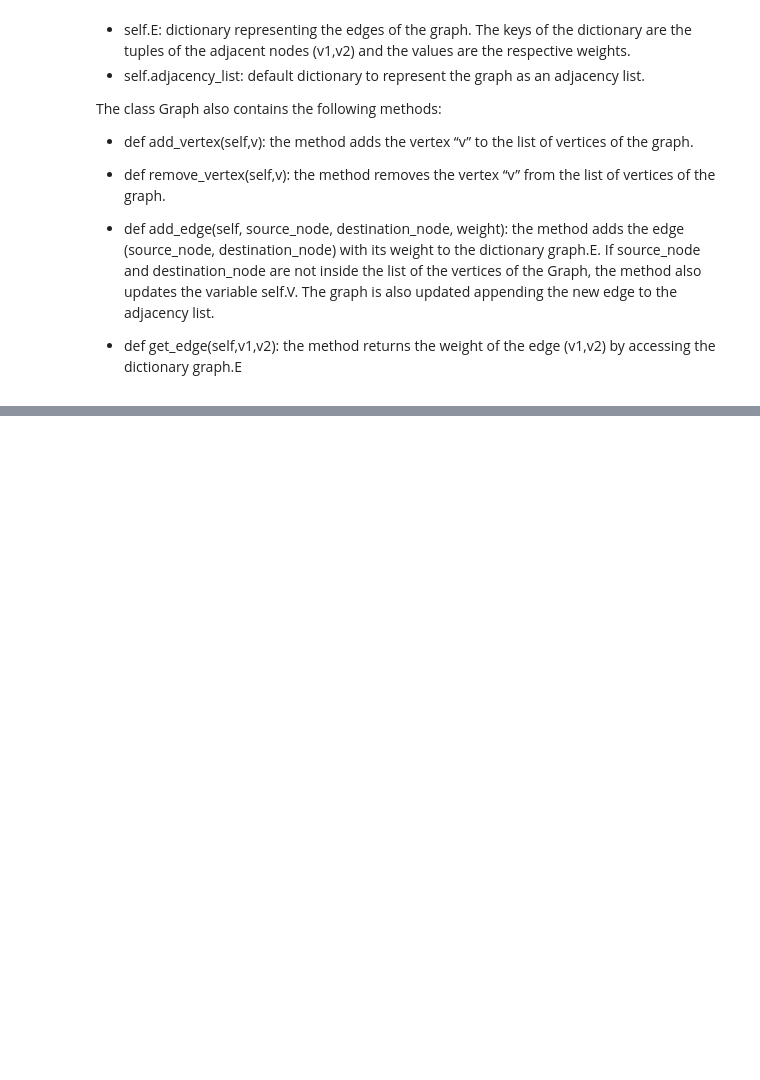
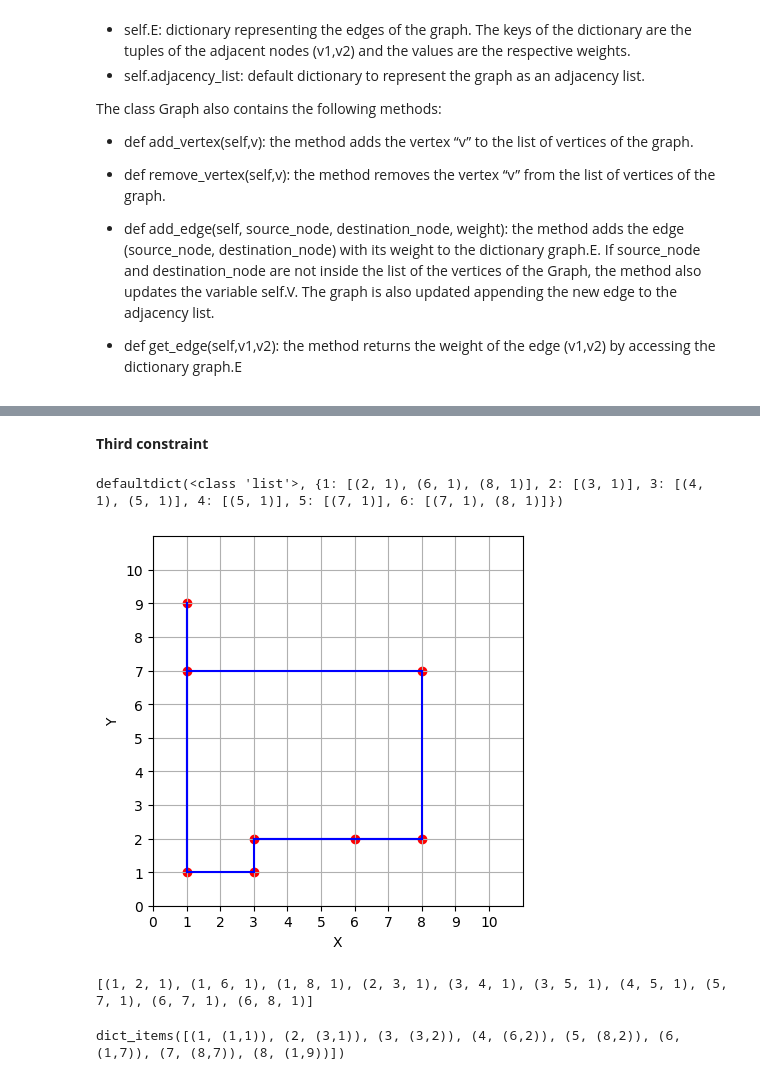
Before and after one commit to saso-gatto/Yashi-Game, a Jupyter notebook: KN_YashiGame.ipynb, the cells around one changed output, grey strips where cells are left out. Cells and saved outputs as stored; diff of their text form; code cells hidden in the pictures; blank space fills up the shorter version.

Commit message:
Aggiunta dei primi due constraint con SAT

```diff
--- a/KN_YashiGame.ipynb
+++ b/KN_YashiGame.ipynb
@@ -336,0 +529,15 @@ class Graph():
+# %%
+
+if (graph.is_connect()):
+  test = KruskalUnionFind(graph)
+  mst_lines = []
+  for i in range(len(test)):
+    source_node = vertices[test[i][0]]
+    destination_node = vertices[test[i][1]]
+    current_line = Line(source_node,destination_node)
+    mst_lines.append(current_line)
+    print(f"Src: {source_node}, Dest: {destination_node}")
+    print(test)
+    plot_graph([p[1] for p in points],mst_lines)
+else:
+  print("+++++++++++ GRAPH IS NOT CONNECTED +++++++++++")
@@ -336,0 +720,2 @@ class Graph():
+# %% [markdown]
+**Third constraint**
@@ -336,0 +746,47 @@ class Graph():
+# %%
+# First, initialize the game putting as many lines as possible in the graph.
+# In our case, we'll put lines which respect the condition of the game,
+# therefore no lines in diagonal, but only vertical or horizontal.
+
+def exists_edge(lines,new_line):
+  for line in lines.values():
+    p1 = line.get_p1()
+    p2 = line.get_p2()
+    #print(f"p1: {p1}, p2: {p2}, new_line: {new_line}")
+    if (p1 == new_line.get_p2() and p2==new_line.get_p1()):
+      return True
+  return False
+
+graph = Graph()
+for i in vertices.keys():
+  graph.add_vertex(i)
+lines = {}
+current_index = 1
+for i in range(len(points)):
+  # points is a list of tuple
+  first_node = points[i][0]
+  source_node = points[i][1]
+  #print(source_node)
+  for j in range(len(points)):
+    final_node = points[j][0]
+    destination_node = points[j][1]
+    if (source_node.x == destination_node.x and source_node.y!=destination_node.y) or (source_node.y==destination_node.y and source_node.x!=destination_node.x):
+      #print(f"I'm adding the following edge: {source_node} -- {destination_node}")
+      line = Line(source_node,destination_node)
+      if (not exists_edge(lines,line)):
+        lines[current_index] = line
+        current_index = current_index+1
+        graph.add_edge(first_node,final_node,1)
+
+print(graph.get_adjacency_list())
+plot_graph([p[1] for p in points],lines)
+print(graph.get_edges())
+# %% [output]
+defaultdict(<class 'list'>, {1: [(2, 1), (6, 1), (8, 1)], 2: [(3, 1)], 3: [(4, 1), (5, 1)], 4: [(5, 1)], 5: [(7, 1)], 6: [(7, 1), (8, 1)]})
+[figure, added]
+[(1, 2, 1), (1, 6, 1), (1, 8, 1), (2, 3, 1), (3, 4, 1), (3, 5, 1), (4, 5, 1), (5, 7, 1), (6, 7, 1), (6, 8, 1)]
+# %%
+#lines.items()
+vertices.items()
+# %% [output]
+dict_items([(1, (1,1)), (2, (3,1)), (3, (3,2)), (4, (6,2)), (5, (8,2)), (6, (1,7)), (7, (8,7)), (8, (1,9))])
```
Also changed, not shown: parts of 27 cells of this notebook.
